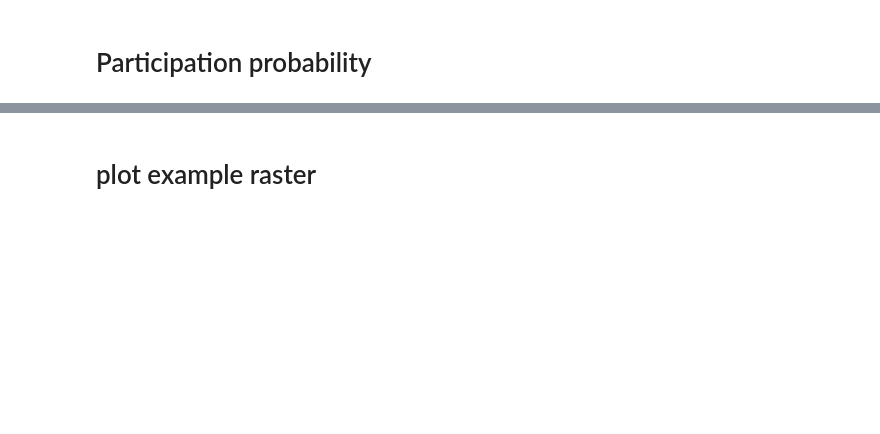
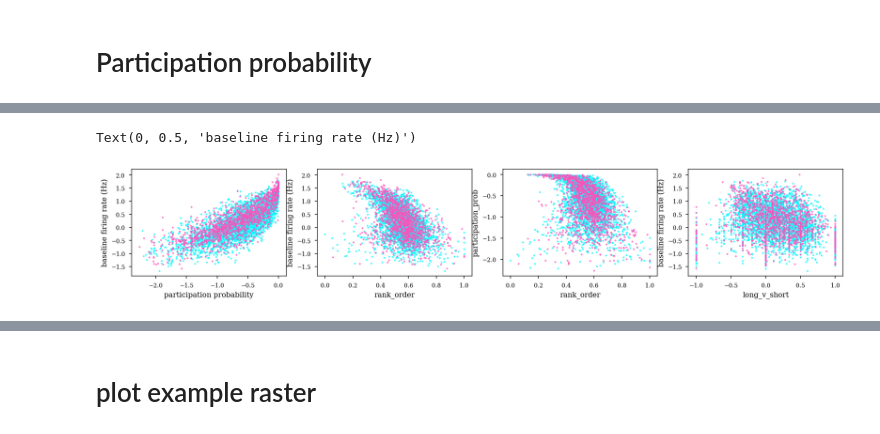
Before and after one commit to ryanharvey1/ripple_analyses, a Jupyter notebook: notebooks/ripple_modulation.ipynb, the cells around one changed output, grey strips where cells are left out. Saved outputs shown, nothing was run; the diff lists cells and outputs as text; code cells hidden in the pictures; blank space fills up the shorter version.

```diff
--- a/notebooks/ripple_modulation.ipynb
+++ b/notebooks/ripple_modulation.ipynb
@@ -1143,0 +928,43 @@ cbar.outline.set_visible(False)
+# %%
+f, ax = plt.subplots(1,4,figsize=set_size('thesis', fraction=3, subplots=(1, 4)))
+fig.subplots_adjust(hspace = 5, wspace=5)
+ax = ax.ravel()
+
+idx = (df_cell_class.cell_type == 'pyr') & good_cells
+ax[0].scatter(np.log10(df_cell_class.participation_prob)[idx],np.log10(df_cell_class.avg_fr)[idx],s=5,color='#08F7FE',alpha=.75)
+
+idx = (df_cell_class.cell_type == 'int') & good_cells
+ax[0].scatter(np.log10(df_cell_class.participation_prob)[idx],np.log10(df_cell_class.avg_fr)[idx],s=5,color='#FE53BB',alpha=.75)
+ax[0].set_xlabel('participation probability')
+ax[0].set_ylabel('baseline firing rate (Hz)')
+
+
+idx = (df_cell_class.cell_type == 'pyr') & good_cells
+ax[1].scatter(df_cell_class.rank_order[idx],np.log10(df_cell_class.avg_fr)[idx],s=5,color='#08F7FE',alpha=.75)
+
+idx = (df_cell_class.cell_type == 'int') & good_cells
+ax[1].scatter(df_cell_class.rank_order[idx],np.log10(df_cell_class.avg_fr)[idx],s=5,color='#FE53BB',alpha=.75)
+ax[1].set_xlabel('rank_order')
+ax[1].set_ylabel('baseline firing rate (Hz)')
+
+
+idx = (df_cell_class.cell_type == 'pyr') & good_cells
+ax[2].scatter(df_cell_class.rank_order[idx],np.log10(df_cell_class.participation_prob)[idx],s=5,color='#08F7FE',alpha=.75)
+
+idx = (df_cell_class.cell_type == 'int') & good_cells
+ax[2].scatter(df_cell_class.rank_order[idx],np.log10(df_cell_class.participation_prob)[idx],s=5,color='#FE53BB',alpha=.75)
+ax[2].set_xlabel('rank_order')
+ax[2].set_ylabel('participation_prob')
+
+
+
+idx = (df_cell_class.cell_type == 'pyr') & good_cells
+ax[3].scatter(df_cell_class.long_v_short[idx],np.log10(df_cell_class.avg_fr)[idx],s=5,color='#08F7FE',alpha=.75)
+
+idx = (df_cell_class.cell_type == 'int') & good_cells
+ax[3].scatter(df_cell_class.long_v_short[idx],np.log10(df_cell_class.avg_fr)[idx],s=5,color='#FE53BB',alpha=.75)
+ax[3].set_xlabel('long_v_short')
+ax[3].set_ylabel('baseline firing rate (Hz)')
+# %% [output]
+Text(0, 0.5, 'baseline firing rate (Hz)')
+[figure, added]
```
Also changed, not shown: parts of 42 cells of this notebook.
